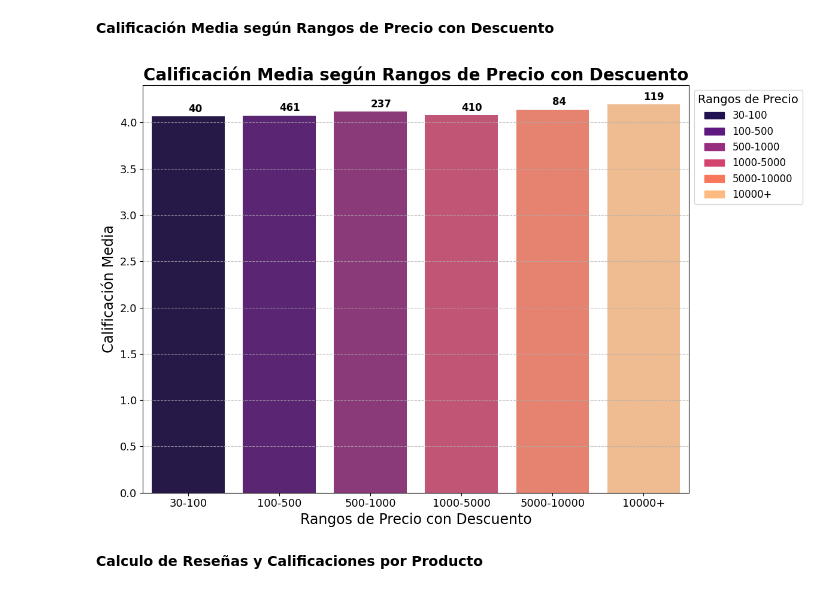
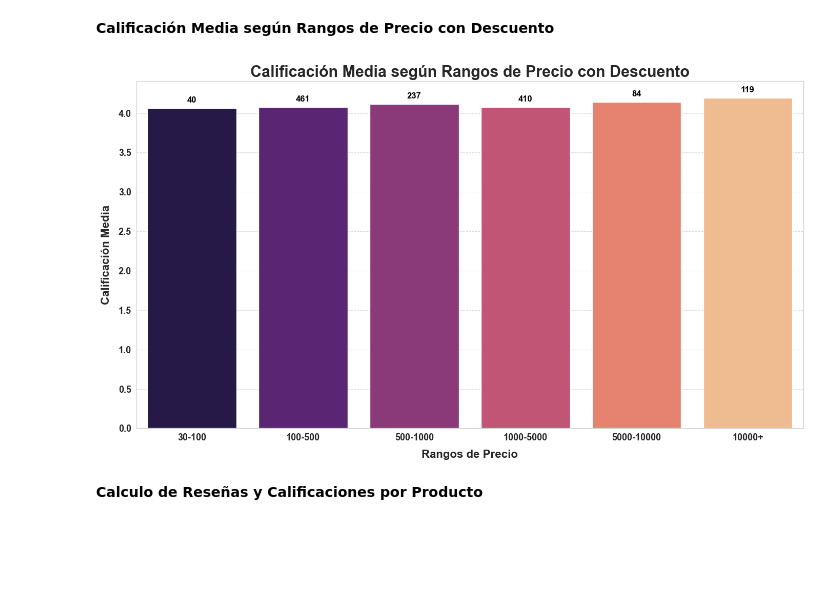
Before and after one commit to juanpzapata-labs/Proyecto, a Jupyter notebook: Proyecto_ultima_version.ipynb, the cells around one changed output. Cells and saved outputs as stored; diff of their text form; code cells hidden in the pictures; blank space fills up the shorter version.

```diff
--- a/Proyecto_ultima_version.ipynb
+++ b/Proyecto_ultima_version.ipynb
@@ -113,6 +130,6 @@ warnings.filterwarnings('ignore')
 # %%
-df=pd.read_csv('/content/Proyecto/amazon.csv')
-df.head(3)
+df=pd.read_csv('C:/Users/Usuario/Desktop/Proyecto 1 - Curso/amazon.csv')
+df.head()
 # %% [output]
 |  | product_id | product_name | category | discounted_price | actual_price | discount_percentage | rating | ... |
 | 0 | B07JW9H4J1 | Wayona Nylon Braided USB to Light... | Computers&Accessories|Accessories... | ₹399 | ₹1,099 | 64% | 4.2 | ... |
@@ -560,50 +549,58 @@ plt.show()
 # %% [markdown]
 **Calificación Media según Rangos de Precio con Descuento**
 # %%
-# Configurar estética del gráfico
-plt.figure(figsize=(12, 8))
+# Configurar estilo general
+sns.set_style("whitegrid")
 
-# Crear gráfico de barras para la calificación media usando la paleta 'magma'
-bar_plot = sns.barplot(data=price_rating_analysis, x='price_range', y='mean_rating', palette='magma', capsize=0.1)
+# Crear figura y ejes
+fig, ax = plt.subplots(figsize=(14, 8))
 
-# Añadir etiquetas con el conteo de productos encima de cada barra
+# Definir colores personalizados con la paleta 'magma'
+colors = sns.color_palette('magma', len(price_rating_analysis))
+
+# Crear gráfico de barras
+bar_plot = sns.barplot(
+    data=price_rating_analysis,
+    x='price_range',
+    y='mean_rating',
+    palette=colors,
+    capsize=0.1,
+    ax=ax
+)
+
+# Añadir etiquetas de conteo encima de cada barra
 for index, row in price_rating_analysis.iterrows():
-    plt.text(index, row['mean_rating'] + 0.05,
-             f'{row["product_count"]}',
-             fontsize=12,
-             fontweight='bold',
-             color='black')
+    ax.text(
+        index, row['mean_rating'] + 0.05,
+        f"{row['product_count']}",
+        ha='center', va='bottom',
+        fontsize=12, fontweight='bold', color='black'
+    )
 
-# Título y etiquetas de los ejes
-plt.title('Calificación Media según Rangos de Precio con Descuento', fontsize=20, fontweight='bold')
-plt.xlabel('Rangos de Precio con Descuento', fontsize=17)
-plt.ylabel('Calificación Media', fontsize=17)
+# Configurar título y ejes
+ax.set_title('Calificación Media según Rangos de Precio con Descuento', fontsize=22, fontweight='bold')
+ax.set_xlabel('Rangos de Precio', fontsize=16, fontweight='bold', labelpad=10)
+ax.set_ylabel('Calificación Media', fontsize=16, fontweight='bold', labelpad=10)
 
-# Mejorar visibilidad de marcas en los ejes
-plt.xticks(fontsize=13)
-plt.yticks(fontsize=13)
+# Personalizar ticks
+ax.set_xticklabels(ax.get_xticklabels(), fontsize=13, fontweight='bold', rotation=0)
+ax.set_yticklabels(ax.get_yticks(), fontsize=13, fontweight='bold')
 
-# Mostrar líneas de cuadrícula en eje y para mejor lectura
-plt.grid(axis='y', linestyle='--', alpha=0.7)
+# Añadir rejilla horizontal
+ax.grid(axis='y', linestyle='--', alpha=0.7)
 
-# Crear leyenda personalizada usando colores de la paleta 'magma'
-from matplotlib.patches import Patch
+# Eliminar la leyenda si el eje x ya identifica los rangos de precio
+# Si aún deseas mostrarla, descomenta la siguiente sección:
 
-# Obtener colores de la paleta para cada rango de precio
-colors = sns.color_palette('magma', len(price_rating_analysis))
-legend_labels = price_rating_analysis['price_range'].tolist()
+# legend_labels = price_rating_analysis['price_range'].tolist()
+# handles = [Patch(color=color, label=label) for color, label in zip(colors, legend_labels)]
+# ax.legend(handles=handles, title='Rangos de Precio', fontsize=12, title_fontsize=14, loc='upper left', bbox_to_anchor=(1, 1))
 
-# Crear parches para la leyenda
-handles = [Patch(color=color, label=label) for color, label in zip(colors, legend_labels)]
-
-# Añadir leyenda al gráfico
-plt.legend(handles=handles, title='Rangos de Precio', fontsize=12, title_fontsize=14, loc='upper left', bbox_to_anchor=(1, 1))
-
-# Ajustar el layout para que no se corten elementos y mostrar gráfico
+# Ajustar el layout final
 plt.tight_layout()
 plt.show()
 # %% [output]
-[figure, old version]
+[figure, new version]
 # %% [markdown]
 **Calculo de Reseñas y Calificaciones por Producto**
 # %%
```
Also changed, not shown: parts of 29 cells of this notebook.
